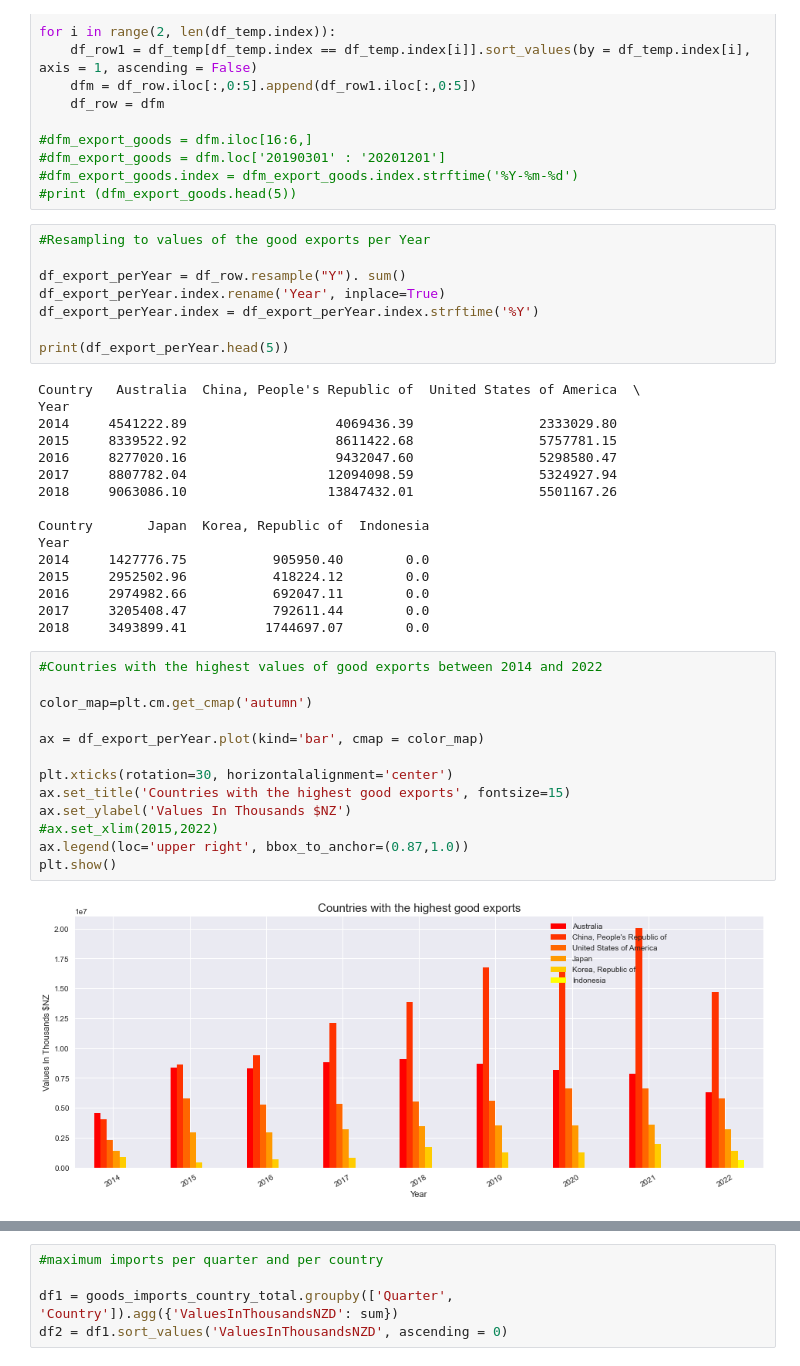
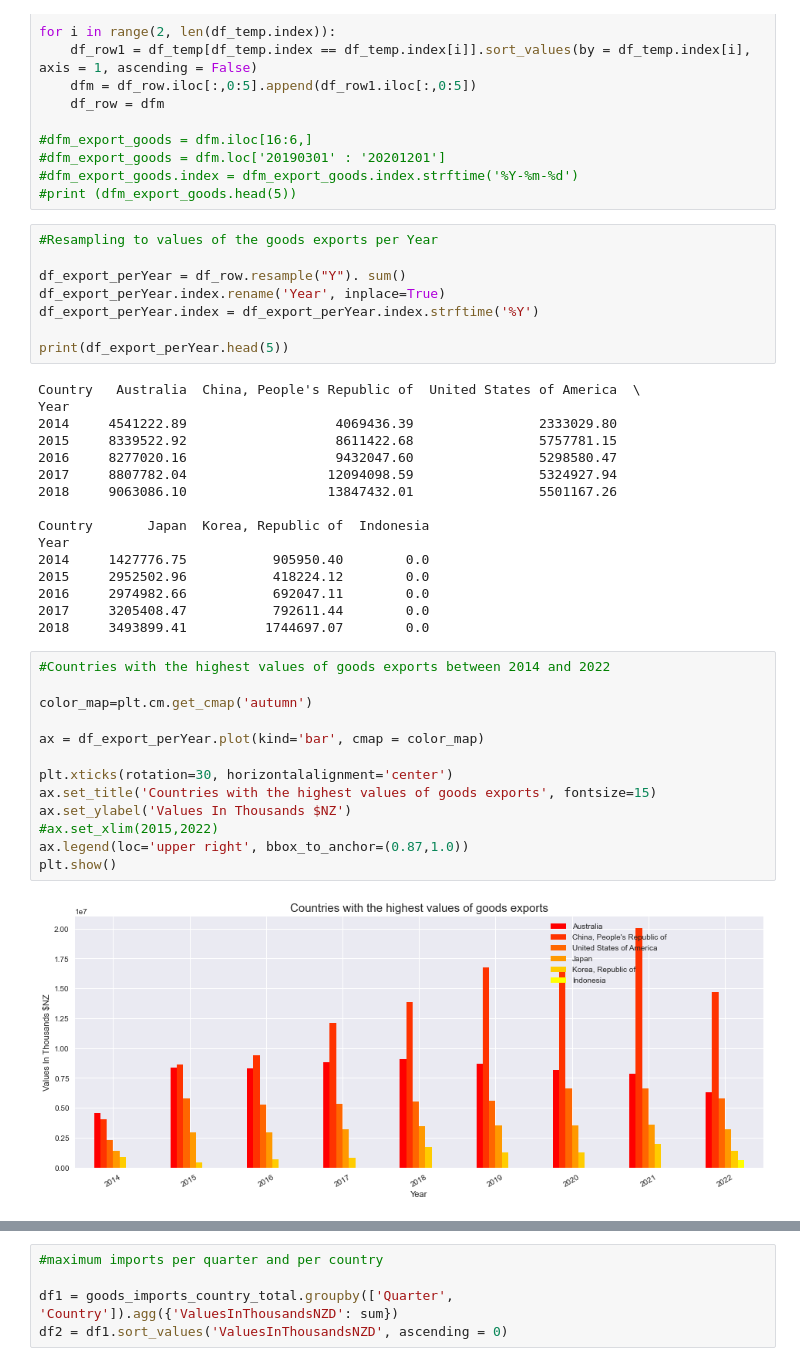
Before and after one commit to lilianasku/Time-series-analysis, a Jupyter notebook: notebooks/TradeData_Eda.ipynb, the cells around one changed output, grey strips where cells are left out. Saved outputs shown, nothing was run; the diff lists cells and outputs as text.

```diff
--- a/notebooks/TradeData_Eda.ipynb
+++ b/notebooks/TradeData_Eda.ipynb
@@ -290,7 +270,7 @@ for i in range(2, len(df_temp.index)):
 #dfm_export_goods.index = dfm_export_goods.index.strftime('%Y-%m-%d')
 #print (dfm_export_goods.head(5))
 # %%
-#Resampling to values of the good exports per Year
+#Resampling to values of the goods exports per Year
 
 df_export_perYear = df_row.resample("Y"). sum()
 df_export_perYear.index.rename('Year', inplace=True)
@@ -314,17 +294,17 @@ Year
 2017     3205408.47           792611.44        0.0
 2018     3493899.41          1744697.07        0.0
 # %%
-#Countries with the highest values of good exports between 2014 and 2022
+#Countries with the highest values of goods exports between 2014 and 2022
 
 color_map=plt.cm.get_cmap('autumn')
 
 ax = df_export_perYear.plot(kind='bar', cmap = color_map)
 
 plt.xticks(rotation=30, horizontalalignment='center')
-ax.set_title('Countries with the highest good exports', fontsize=15)
+ax.set_title('Countries with the highest values of goods exports', fontsize=15)
 ax.set_ylabel('Values In Thousands $NZ')
 #ax.set_xlim(2015,2022)
 ax.legend(loc='upper right', bbox_to_anchor=(0.87,1.0))
 plt.show()
 # %% [output]
-[figure, old version]
+[figure, new version]
```
Also changed, not shown: parts of 18 cells of this notebook.
